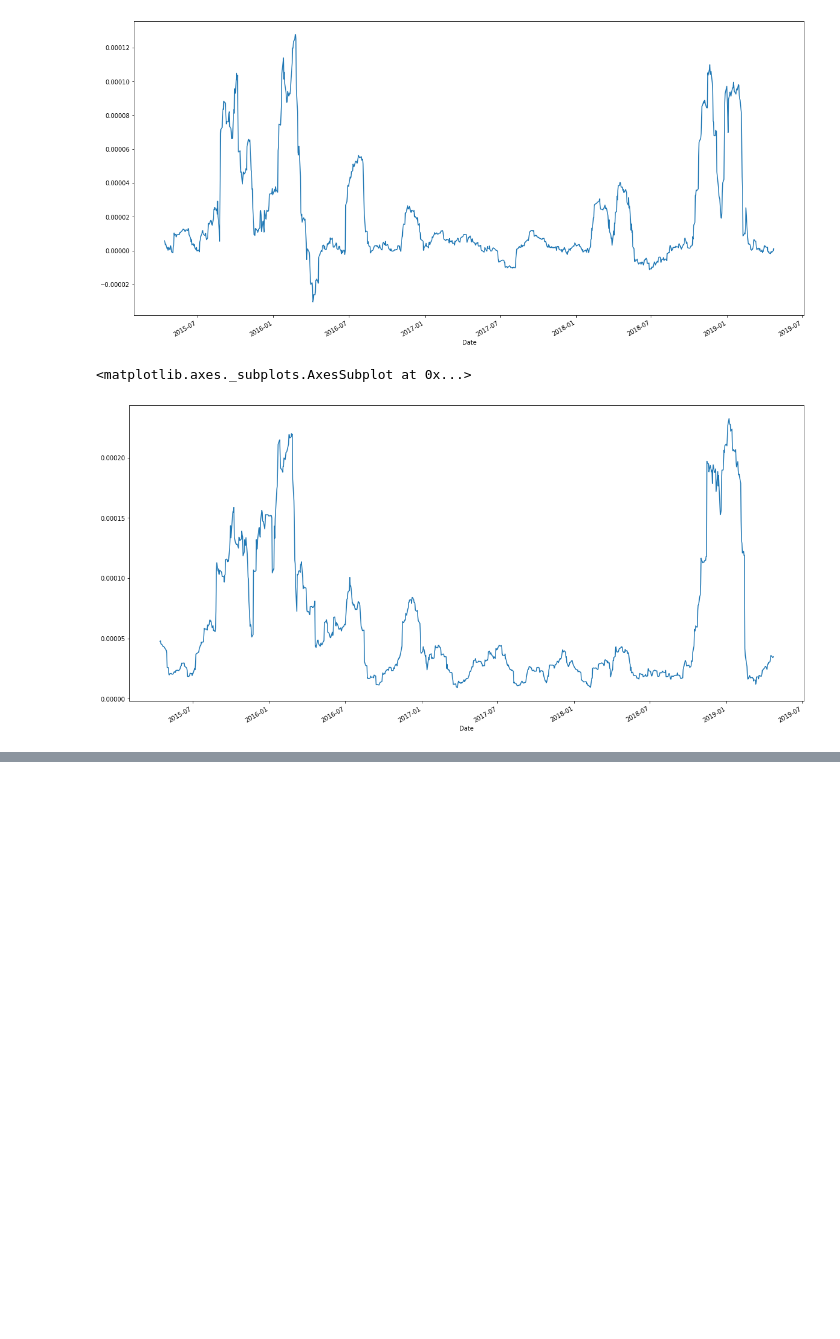
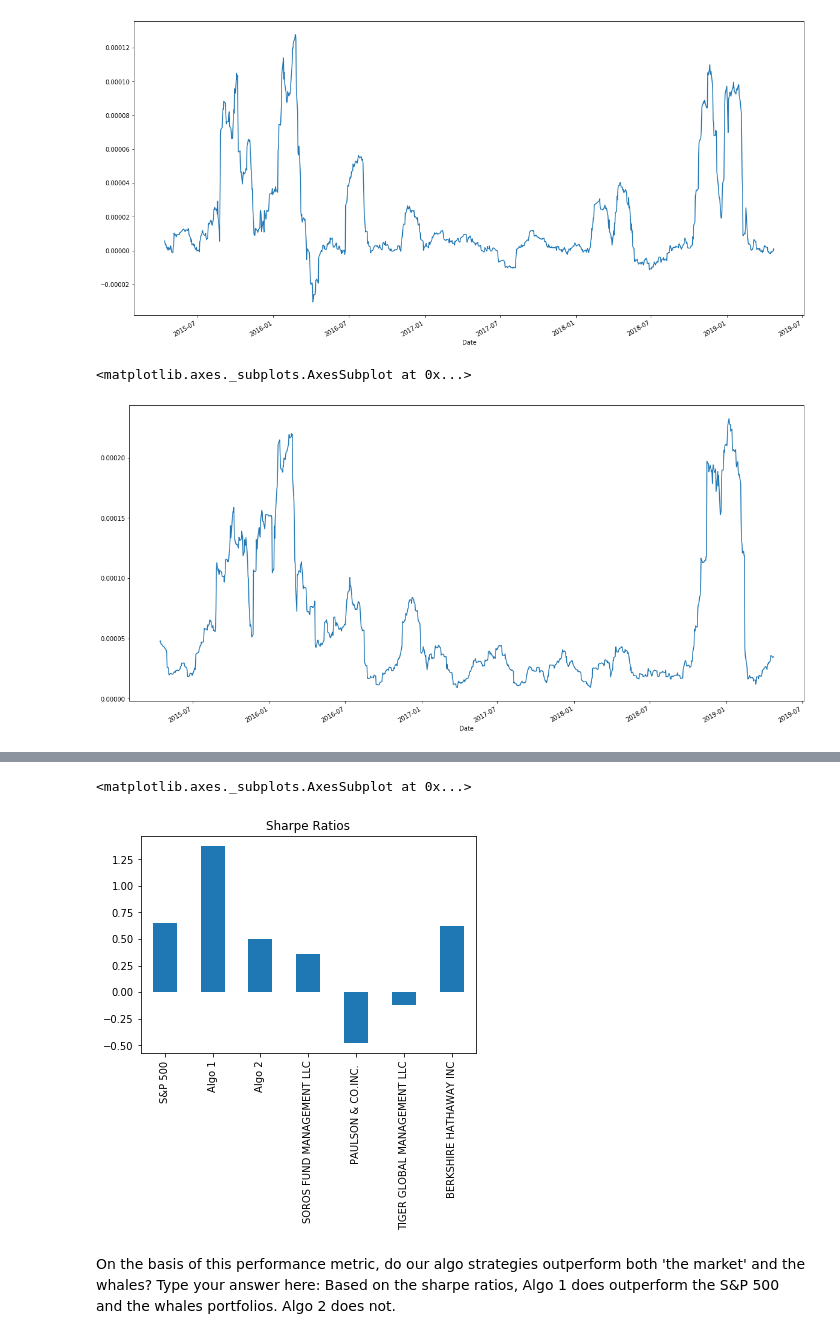
Before and after one commit to gerdonr/Financial-Returns-Analysis, a Jupyter notebook: homework file.ipynb, the cells around one changed output, grey strips where cells are left out. Saved outputs shown, nothing was run; the diff lists cells and outputs as text; code cells hidden in the pictures; blank space fills up the shorter version.

Commit message:
answered all questions

```diff
--- a/homework file.ipynb
+++ b/homework file.ipynb
@@ -297,0 +301,4 @@ rolling_beta_berk.plot(figsize=(20,10))
+# %%
+# Calculate annualized Sharpe Ratios
+sharpe_ratios = (combined_returns.mean() * 252) / (combined_returns.std() * np.sqrt(252))
+sharpe_ratios
@@ -297,0 +314,9 @@ rolling_beta_berk.plot(figsize=(20,10))
+# %%
+# Visualize the sharpe ratios as a bar plot
+sharpe_ratios.plot(kind='bar', title='Sharpe Ratios')
+# %% [output]
+<matplotlib.axes._subplots.AxesSubplot at 0x...>
+[figure, added]
+# %% [markdown]
+On the basis of this performance metric, do our algo strategies outperform both 'the market' and the whales? Type your answer here:
+Based on the sharpe ratios, Algo 1 does outperform the S&P 500 and the whales portfolios. Algo 2 does not.
```
Also changed, not shown: parts of 21 cells of this notebook, 4 other files.
